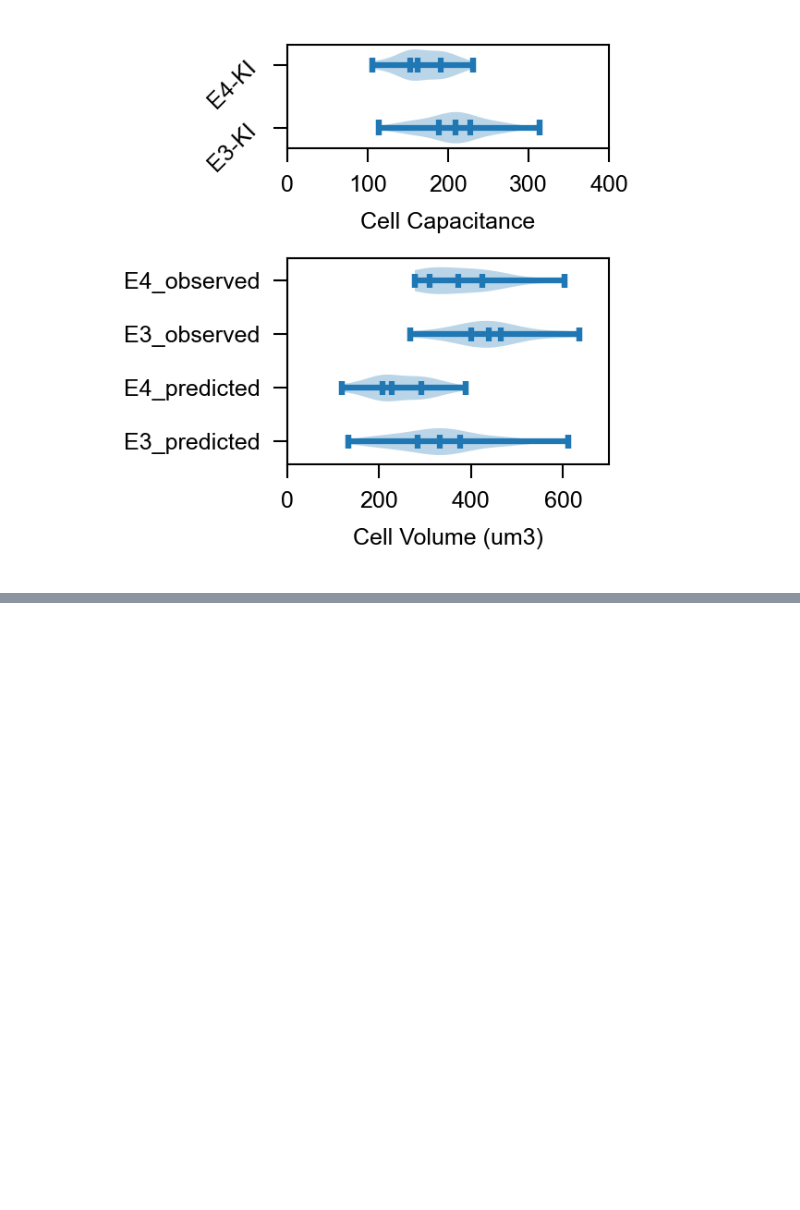
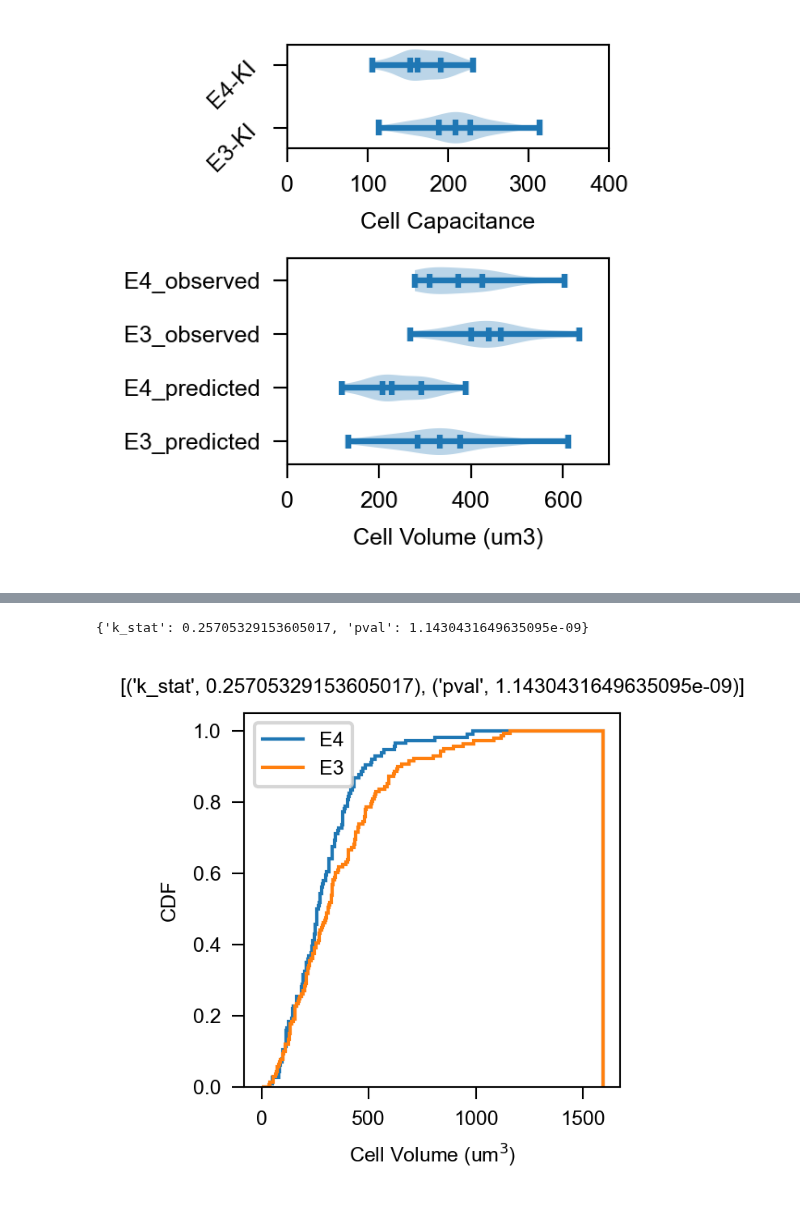
Before and after one commit to dtabuena/Workshop, a Jupyter notebook: Image/NeuN_Volumes_Cellpose.ipynb, the cells around one changed output, grey strips where cells are left out. Saved outputs shown, nothing was run; the diff lists cells and outputs as text; code cells hidden in the pictures; blank space fills up the shorter version.

```diff
--- a/Image/NeuN_Volumes_Cellpose.ipynb
+++ b/Image/NeuN_Volumes_Cellpose.ipynb
@@ -598,0 +598,19 @@ pd.DataFrame(e4_pf).to_csv('e4_pf.csv')
+# %%
+vols=list()
+for curr_tif in my_tiffs:
+    """ 1. Read in Masks """
+    cell_masks,nuclear_masks,cell_masks_og,cell_layer_mask = load_masks(curr_tif)
+
+    """ 2. Parse Nuclear Masks """
+    nuclear_df = quant_entities(nuclear_masks,voxel_dim_um)
+
+    """ 3. Parse Cell Masks """
+    cell_masks, cell_masks_og = trim_edge_bound(cell_masks)
+    cells_df = quant_entities(cell_masks,voxel_dim_um)
+    cells_df = find_cell_nuclei(cells_df,cell_masks,nuclear_masks)
+
+    """ 4. Trim Cells  """
+    cells_df = cells_df[cells_df['nuc_count']<2]
+    cells_df = cells_df[cells_df['pct_fill']>.4]
+    cells_df = cells_df[cells_df['min_fer']>1]
+    vols.append(cells_df['sizes_um3'].values)
@@ -598,0 +670,60 @@ pd.DataFrame(e4_pf).to_csv('e4_pf.csv')
+# %%
+"""
+GENOTYPE ONLY
+"""
+
+
+""" 5. Summarize in CDFs """
+geno_types = ['E3' if 'E3' in t else 'E4' for t in my_tiffs]
+ages = [ age_dict[ os.path.basename( t )] for t in my_tiffs]
+ages = [str(a)+'mo' for a in ages]
+geno_age = [f"{g}_{a}" for (g,a) in zip(geno_types,ages)]
+tiffs_df = pd.DataFrame(
+    {'tif':my_tiffs,
+     'volumes':vols,
+     'genotype':geno_types,
+     'age':ages,
+     'group_key':geno_types,
+     'counts':[list() for t in my_tiffs],
+     'cdf':[list() for t in my_tiffs],
+     'bins':[list() for t in my_tiffs]
+     }).set_index('tif')
+
+vol_res = 5
+bins = np.arange(0,1600,vol_res)
+for t in tiffs_df.index:
+    tiffs_df.at[t,'counts'] = np.histogram( tiffs_df.loc[t,'volumes'],bins=bins)[0]
+    tiffs_df.at[t,'cdf'] = np.cumsum(tiffs_df.at[t,'counts'])/np.sum(tiffs_df.at[t,'counts'])
+    tiffs_df.at[t,'bins'] = bins
+
+stats_keys = list(set(tiffs_df['group_key']))
+stats_df = pd.DataFrame({'group':stats_keys,
+                         'volumes': [np.concatenate( tiffs_df['volumes'][tiffs_df['group_key']==s].values) for s in stats_keys],
+                         'counts':[list() for s in stats_keys],
+                         'cdf':[list() for s in stats_keys],
+                         }).set_index('group')
+for group in stats_df.index:
+    stats_df.at[group,'counts'] = np.histogram( stats_df.loc[group,'volumes'],bins=bins)[0]
+    stats_df.at[group,'cdf'] = np.cumsum(stats_df.at[group,'counts'])/np.sum(stats_df.at[group,'counts'])
+
+
+""" 6. KS-Test GENO ONLY"""
+g1 = 'E3'
+g2 = 'E4'
+k_stat, pval = sci.stats.ks_2samp( stats_df.loc[g1,'cdf'],stats_df.loc[g2,'cdf'] )
+result = {'k_stat':k_stat,'pval':pval}
+print(result)
+
+fig_cdfs_geno_only,ax =plt.subplots(1,figsize=(2,2))
+for g in stats_df.index:
+    ax.stairs(stats_df.loc[g,'cdf'],bins,label=g)
+ax.set_ylabel('CDF')
+ax.set_xlabel('Cell Volume (um$^3$)')
+ax.set_title([ (k,v) for (k,v) in result.items()])
+ax.legend()
+
+fig_cdfs_geno_only.savefig('fig_cdfs_geno_only.svg')
+stats_df.to_csv('Volumes_and_CDFS_Genotype_Only.csv')
+# %% [output]
+{'k_stat': 0.25705329153605017, 'pval': 1.1430431649635095e-09}
+[figure, added]
```
Also changed, not shown: parts of 7 cells of this notebook.
